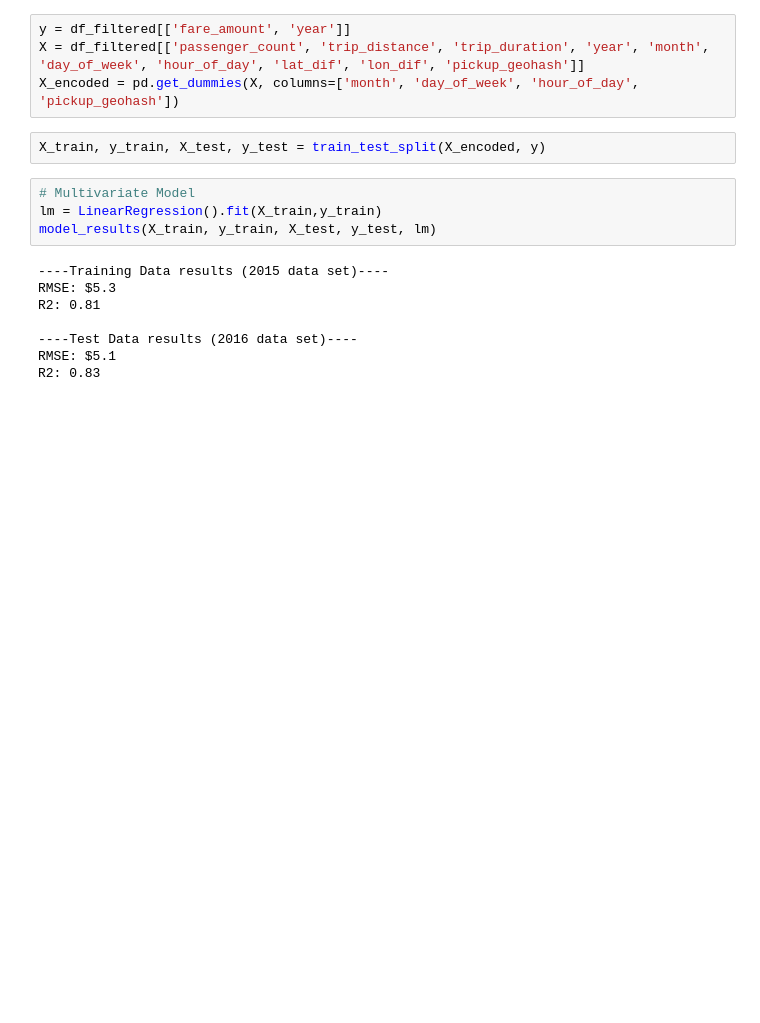
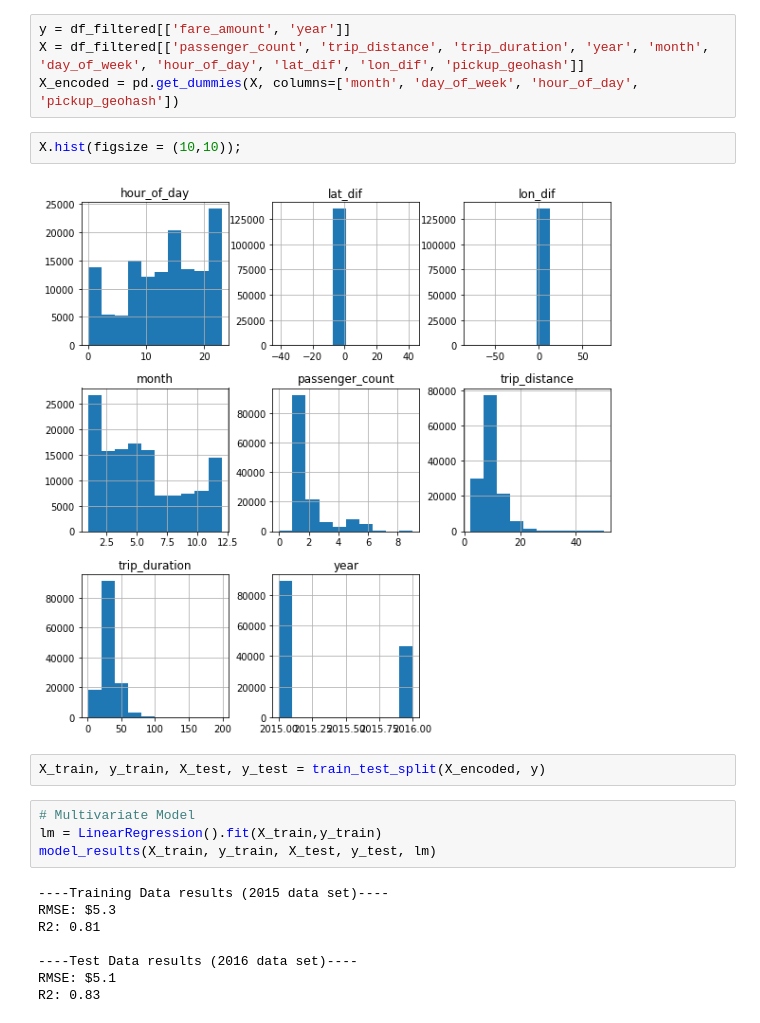
Before and after one commit to stephenleo/nyc-taxi, a Jupyter notebook: Fare Prediction.ipynb, the cells around one changed output. Drawn from its saved outputs; the diff is of its cells as text; blank space fills up the shorter version.

```diff
--- a/Fare Prediction.ipynb
+++ b/Fare Prediction.ipynb
@@ -166,6 +188,10 @@ df_filtered.shape
 y = df_filtered[['fare_amount', 'year']]
 X = df_filtered[['passenger_count', 'trip_distance', 'trip_duration', 'year', 'month', 'day_of_week', 'hour_of_day', 'lat_dif', 'lon_dif', 'pickup_geohash']]
 X_encoded = pd.get_dummies(X, columns=['month', 'day_of_week', 'hour_of_day', 'pickup_geohash'])
+# %%
+X.hist(figsize = (10,10));
+# %% [output]
+[figure, added]
 # %%
 X_train, y_train, X_test, y_test = train_test_split(X_encoded, y)
 # %%
```
Also changed, not shown: parts of 31 cells of this notebook.
